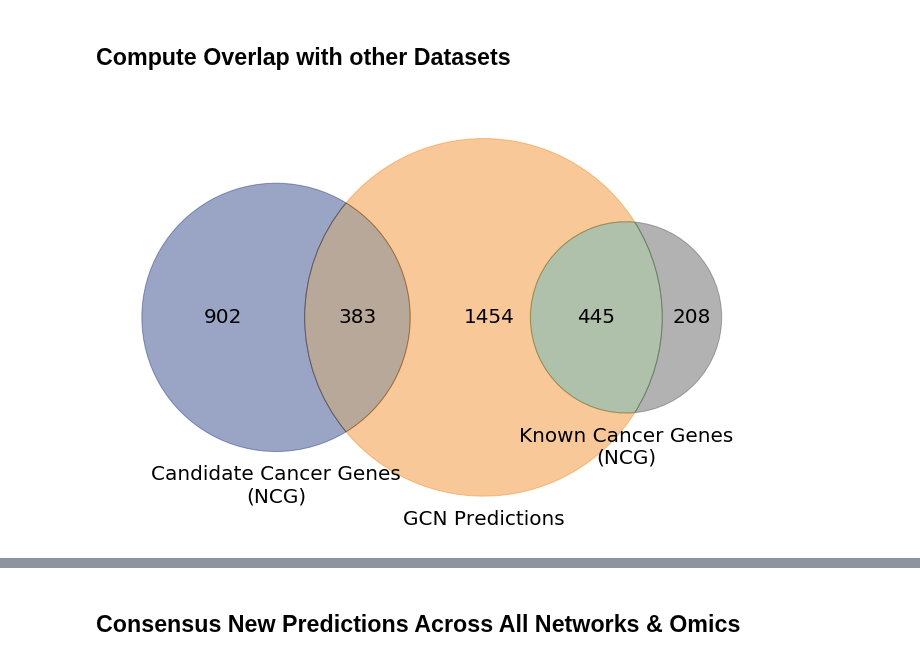
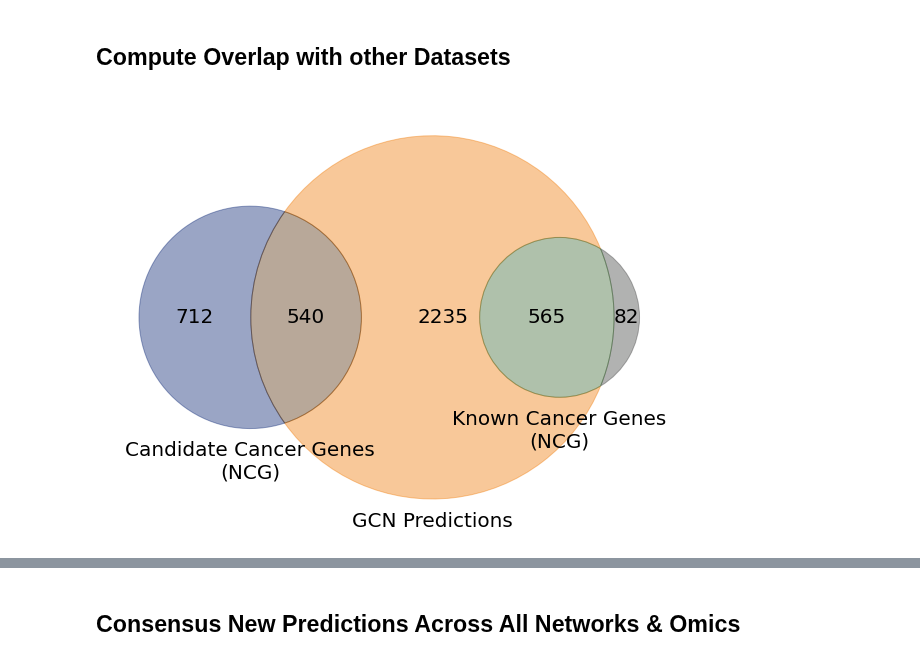
Before and after one commit to schulter/EMOGI, a Jupyter notebook: analysis/postprocessing.ipynb, the cells around one changed output, grey strips where cells are left out. Cells and saved outputs as stored; diff of their text form; code cells hidden in the pictures.

Commit message:
New cutoff calculation visualized.

```diff
--- a/analysis/postprocessing.ipynb
+++ b/analysis/postprocessing.ipynb
@@ -29,7 +29,8 @@ plt.rc('font', family='Helvetica')
 * `model_dir`: The directory were a trained EMOGI model is located in. Can be set with the training script.
 * `network_name`: The name of the PPI network used. This can be any of: CPDB, Multinet, PCNet, IREF (for IRefIndex from 2015), IREF_new (for a current version of IRefIndex) and STRING (for STRING-db) and should fit with the network used for training.
 # %%
-model_dir = '../data/GCN/training/final_TCGA_all_networks/CPDB/multiomics/'
+model_dir = '../data/GCN/training/Rev1_CNA_separated_all_networks/CPDB/'
+#model_dir = '../data/GCN/training/final_TCGA_all_networks/CPDB/multiomics/'
 network_name = 'CPDB'
 # %%
 args, data_file = gcnIO.load_hyper_params(model_dir)
@@ -178,32 +236,32 @@ with open('../data/pancancer/NCG/cancergenes_list.txt', 'r') as f:
         if n == 1:
             continue
         l = line.strip().split('\t')
         if len(l) == 2:
             known_cancer_genes.append(l[0])
             candidate_cancer_genes.append(l[1])
         else:
             candidate_cancer_genes.append(l[0])
 
 known_cancer_genes_innet = nodes[nodes.Name.isin(known_cancer_genes)].Name
 candidate_cancer_genes_innet = nodes[nodes.Name.isin(candidate_cancer_genes)].Name
 
 remove_blood_cancer_genes = False
 if remove_blood_cancer_genes:
     # load cgc
     cgc = pd.read_csv('../data/pancancer/cosmic/cancer_gene_census.csv')
     cgc.dropna(subset=['Tissue Type'], inplace=True)
 
     # find blood cancer genes based on these abbreviations (E=Epithelial, M=Mesenchymal, O=Other, L=Leukaemia/lymphoma)
     pattern = '|'.join(['E', 'O', 'M', 'E;'])
     non_blood_cancer_genes = cgc[cgc['Tissue Type'].str.contains(pattern)]
     blood_cancer_genes = cgc[~cgc['Tissue Type'].str.contains(pattern)]
     known_cancer_genes_innet = non_blood_cancer_genes[non_blood_cancer_genes['Gene Symbol'].isin(known_cancer_genes_innet)]['Gene Symbol']
     print ("Left with {} known cancer genes after blood removal".format(known_cancer_genes_innet.shape[0]))
 
 postprocessing.compute_overlap(model_dir, 'overlap_NCG.svg',
                                known_cancer_genes_innet, candidate_cancer_genes_innet,
-                               best_thr_pr,
+                               .85,
                                ['Known Cancer Genes\n(NCG)', 'Candidate Cancer Genes\n(NCG)']
                               )
 # %% [output]
-[figure, old version]
+[figure, new version]
```
Also changed, not shown: parts of 13 cells of this notebook.
